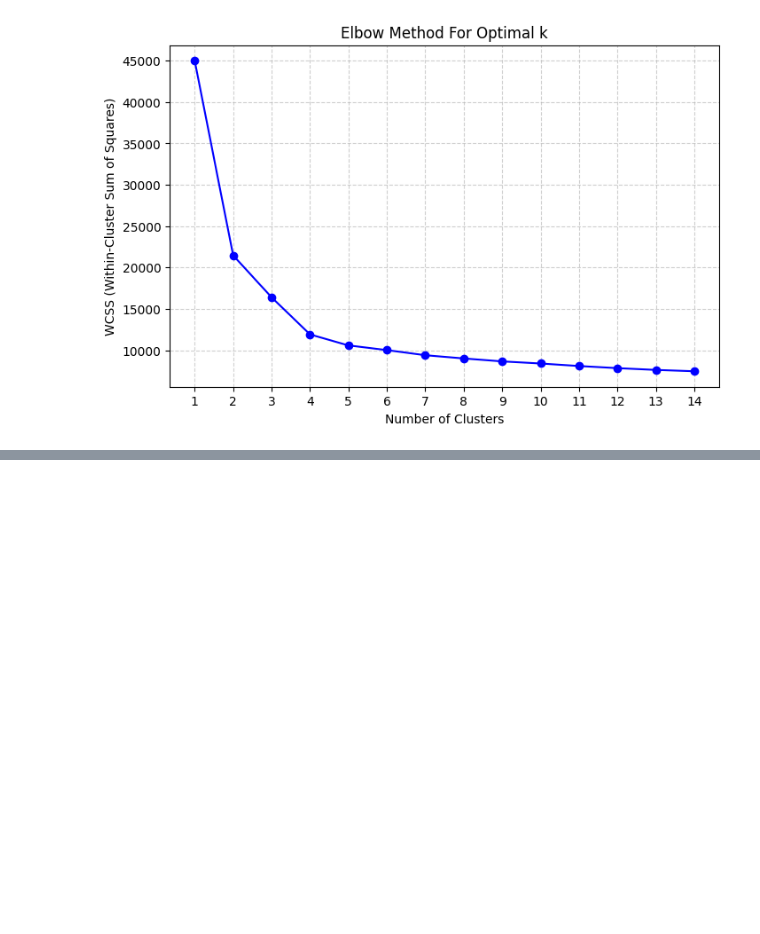
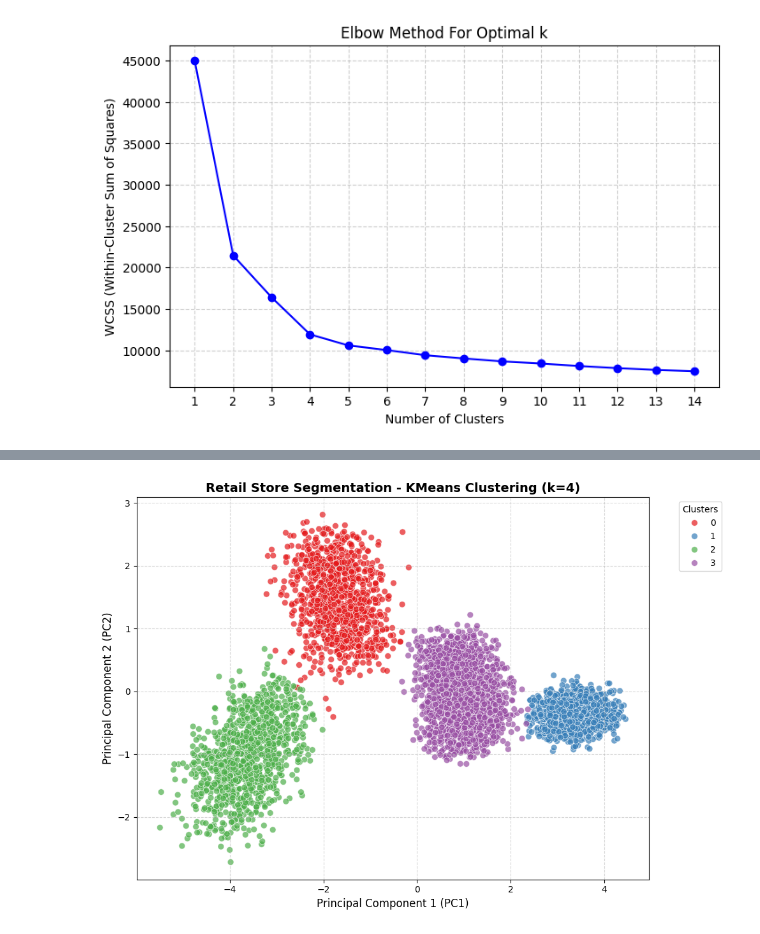
Before and after one commit to himanshusar123/-Machine-Learning-Quiz-Classification-or-Regression-, a Jupyter notebook: Updated_code_on_K_means_Clustering_.ipynb, the cells around one changed output, grey strips where cells are left out. Drawn from its saved outputs; the diff is of its cells as text; code cells hidden in the pictures; blank space fills up the shorter version.

```diff
--- a/Updated_code_on_K_means_Clustering_.ipynb
+++ b/Updated_code_on_K_means_Clustering_.ipynb
@@ -68,3 +68,19 @@ Please upload the file:
 Saving Retail_Store_Segmentation.csv to Retail_Store_Segmentation.csv
 Data Shape: (5000, 10)
 [figure]
+# %%
+# 1. Initialize KMeans with your chosen number of clusters (e.g., 3, 4, or 5)
+# Let's assume 4 clusters based on the elbow point.
+optimal_k = 4
+kmeans = KMeans(n_clusters=optimal_k, n_init=10, random_state=42)
+
+# 2. Fit the model and predict cluster IDs for each retail store
+df['Cluster'] = kmeans.fit_predict(X_scaled)
+
+# 3. View the distribution of stores across your new clusters
+print("Store counts per cluster:")
+print(df['Cluster'].value_counts())
+
+# 4. Check the characteristics of each cluster (Cluster Profiles)
+cluster_profiles = df.groupby('Cluster').mean(numeric_only=True)
+display(cluster_profiles)
@@ -70,0 +101,72 @@ Data Shape: (5000, 10)
+# %%
+import matplotlib.pyplot as plt
+import seaborn as sns
+from sklearn.cluster import KMeans
+from sklearn.decomposition import PCA
+
+# =====================================================================
+# 1. TRAIN THE FINAL K-MEANS MODEL
+# =====================================================================
+# Based on the elbow curve, let's select 4 clusters (adjust this if needed)
+optimal_k = 4
+kmeans = KMeans(n_clusters=optimal_k, n_init=10, random_state=42)
+
+# Predict cluster assignments and add them back to your original DataFrame
+df["Cluster"] = kmeans.fit_predict(X_scaled)
+
+# View the distribution of retail stores per cluster
+print("--- Store Count Per Cluster ---")
+print(df["Cluster"].value_counts())
+print("\n")
+
+# =====================================================================
+# 2. PROFILE THE CLUSTERS (Understand what each group represents)
+# =====================================================================
+print("--- Average Feature Values per Cluster ---")
+cluster_profiles = df.groupby("Cluster").mean(numeric_only=True)
+# Drop Store_ID from the profile view as its average is meaningless
+if "Store_ID" in cluster_profiles.columns:
+    cluster_profiles = cluster_profiles.drop(columns=["Store_ID"])
+display(cluster_profiles)
+
+# =====================================================================
+# 3. DIMENSIONALITY REDUCTION USING PCA FOR SCATTER PLOT
+# =====================================================================
+# Reduce the standardized data (X_scaled) down to 2 principal components
+pca = PCA(n_components=2, random_state=42)
+X_pca = pca.fit_transform(X_scaled)
+
+# Create a temporary DataFrame for plotting purposes
+df_pca = pd.DataFrame(data=X_pca, columns=["PC1", "PC2"])
+df_pca["Cluster"] = df["Cluster"]
+
+# =====================================================================
+# 4. GENERATE THE SCATTER PLOT
+# =====================================================================
+plt.figure(figsize=(10, 7))
+
+# Scatter plot color-coded by cluster assignments
+sns.scatterplot(
+    x="PC1",
+    y="PC2",
+    hue="Cluster",
+    data=df_pca,
+    palette="Set1",  # Gives distinct, vibrant colors to each cluster
+    alpha=0.7,
+    edgecolor="w",
+    s=50,
+)
+
+plt.title(
+    f"Retail Store Segmentation - KMeans Clustering (k={optimal_k})",
+    fontsize=14,
+    fontweight="bold",
+)
+plt.xlabel("Principal Component 1 (PC1)", fontsize=12)
+plt.ylabel("Principal Component 2 (PC2)", fontsize=12)
+plt.legend(title="Clusters", bbox_to_anchor=(1.05, 1), loc="upper left")
+plt.grid(True, linestyle="--", alpha=0.5)
+
+plt.tight_layout()
+plt.show()
+# %% [output]
@@ -70,0 +189 @@ Data Shape: (5000, 10)
+[figure, added]
```
Also changed, not shown: parts of 2 cells of this notebook.
